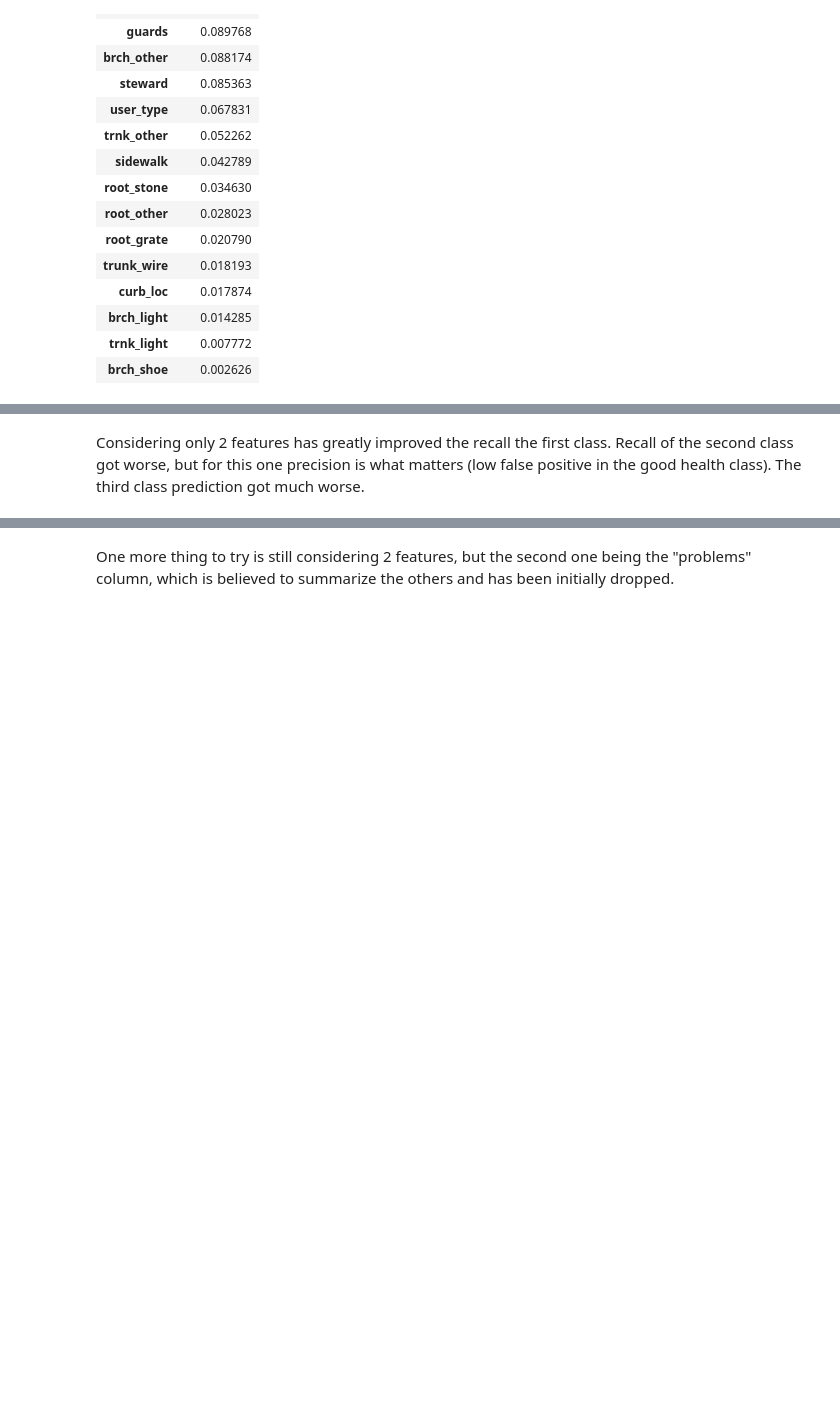
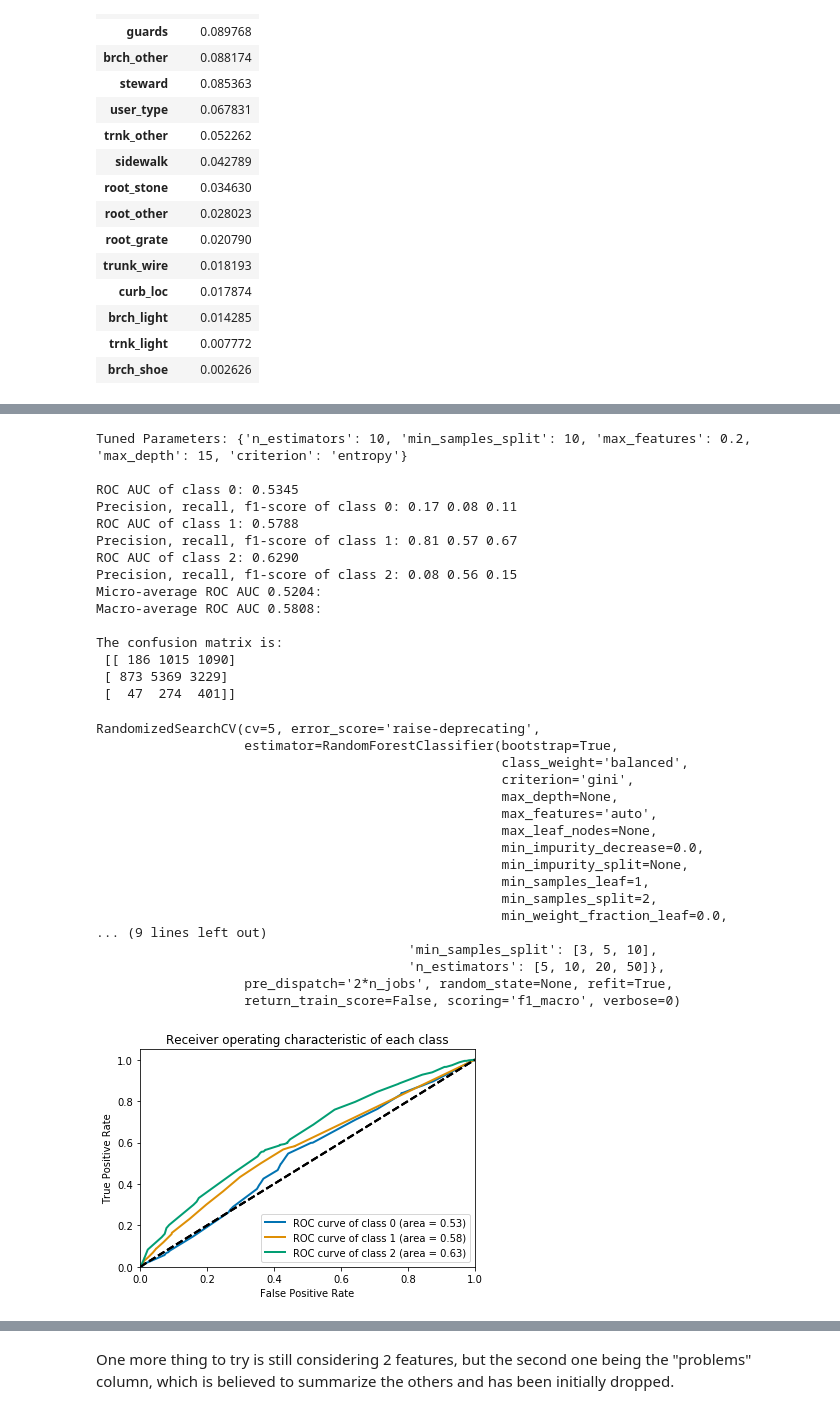
Before and after one commit to aspds18/Springboard_capstone1, a Jupyter notebook: Capstone1.ipynb, the cells around one changed output, grey strips where cells are left out. Cells and saved outputs as stored; diff of their text form; code cells hidden in the pictures; blank space fills up the shorter version.

Commit message:
new sampler and classifiers

```diff
--- a/Capstone1.ipynb
+++ b/Capstone1.ipynb
@@ -1099,0 +1025,23 @@ def class_metrics(ytest,ypred,ypred_pro):
+# %%
+def search_tune_clf(clf,Xtr,ytr,Xtst,ytst,grid,scoring):
+
+    '''function to perform a grid search on a classifier, based on score,
+    fit the classifier, print metrics by class and plot ROC curves on test set'''
+
+    # Instantiate the Randomized Search object
+    # for scoring of the multiclass classification, None, 'macro', 'weighted' can be chosen
+    clf_cv = RandomizedSearchCV(clf, grid, cv=5, scoring=scoring)
+    clf_cv.fit(Xtr,ytr)
+    print("Tuned Parameters: {}".format(clf_cv.best_params_))
+    #print("Best score is {}".format(knn_cv.best_score_))
+    print('')
+
+    # By default the search returns a classifier already fit with the optimal hyperparameters (refit=True)
+    # so there's no need to refit
+    ypred = clf_cv.predict(Xtst)
+    ypred_prob=clf_cv.predict_proba(Xtst)
+    metrics_plot(ytst,ypred,ypred_prob)
+    print("The confusion matrix is: \n", confusion_matrix(ytst, ypred))
+    print('')
+
+    return (clf_cv)
@@ -1366,2 +1530,47 @@ KNN confusion matrix:
-# %% [markdown]
-Considering only 2 features has greatly improved the recall the first class. Recall of the second class got worse, but for this one precision is what matters (low false positive in the good health class). The third class prediction got much worse.
+# %%
+# define a new split that keeps only 2 features
+# X1, y1 are Manhattan data that include all features.
+# Here only 2 are selected.
+Xtr2, Xtst2, ytr2, ytst2 = train_test_split(X1[['tree_diam','brch_other']],y1,test_size=tsize,random_state=random,
+                                            stratify=y1)
+enn = EditedNearestNeighbours(n_neighbors=3,sampling_strategy='majority',random_state=random)
+Xres2, yres2 = enn.fit_resample(Xtr2, ytr2)
+# %%
+# perform grid search and tune parameters for RF
+# scoring function is f1
+rf=RandomForestClassifier(random_state=random,class_weight='balanced')
+search_tune_clf(rf,Xres2,yres2,Xtst2,ytst2,rf_grid,scoring)
+# %% [output]
+Tuned Parameters: {'n_estimators': 10, 'min_samples_split': 10, 'max_features': 0.2, 'max_depth': 15, 'criterion': 'entropy'}
+
+ROC AUC of class 0: 0.5345
+Precision, recall, f1-score of class 0: 0.17 0.08 0.11
+ROC AUC of class 1: 0.5788
+Precision, recall, f1-score of class 1: 0.81 0.57 0.67
+ROC AUC of class 2: 0.6290
+Precision, recall, f1-score of class 2: 0.08 0.56 0.15
+Micro-average ROC AUC 0.5204:
+Macro-average ROC AUC 0.5808:
+
+The confusion matrix is:
+ [[ 186 1015 1090]
+ [ 873 5369 3229]
+ [  47  274  401]]
+RandomizedSearchCV(cv=5, error_score='raise-deprecating',
+                   estimator=RandomForestClassifier(bootstrap=True,
+                                                    class_weight='balanced',
+                                                    criterion='gini',
+                                                    max_depth=None,
+                                                    max_features='auto',
+                                                    max_leaf_nodes=None,
+                                                    min_impurity_decrease=0.0,
+                                                    min_impurity_split=None,
+                                                    min_samples_leaf=1,
+                                                    min_samples_split=2,
+                                                    min_weight_fraction_leaf=0.0,
+... (9 lines left out)
+                                        'min_samples_split': [3, 5, 10],
+                                        'n_estimators': [5, 10, 20, 50]},
+                   pre_dispatch='2*n_jobs', random_state=None, refit=True,
+                   return_train_score=False, scoring='f1_macro', verbose=0)
+[figure, added]
```
Also changed, not shown: parts of 62 cells of this notebook.
